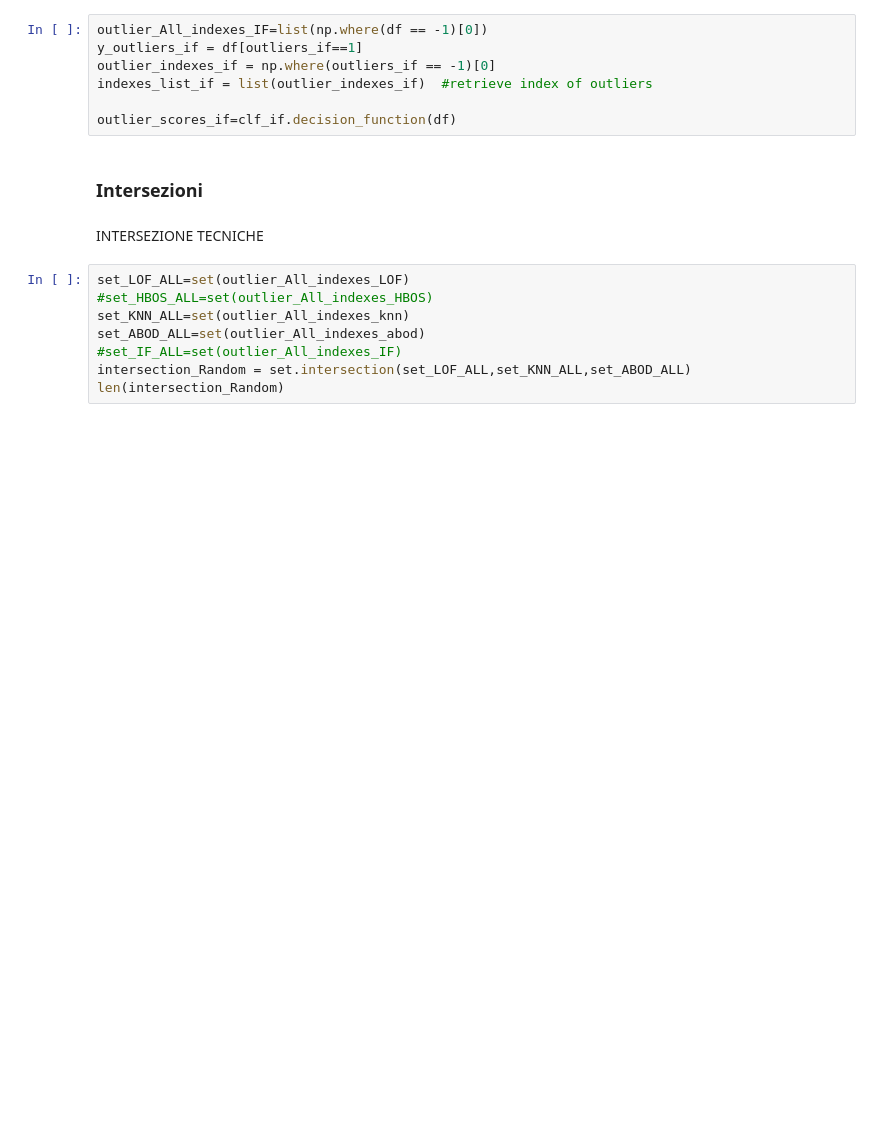
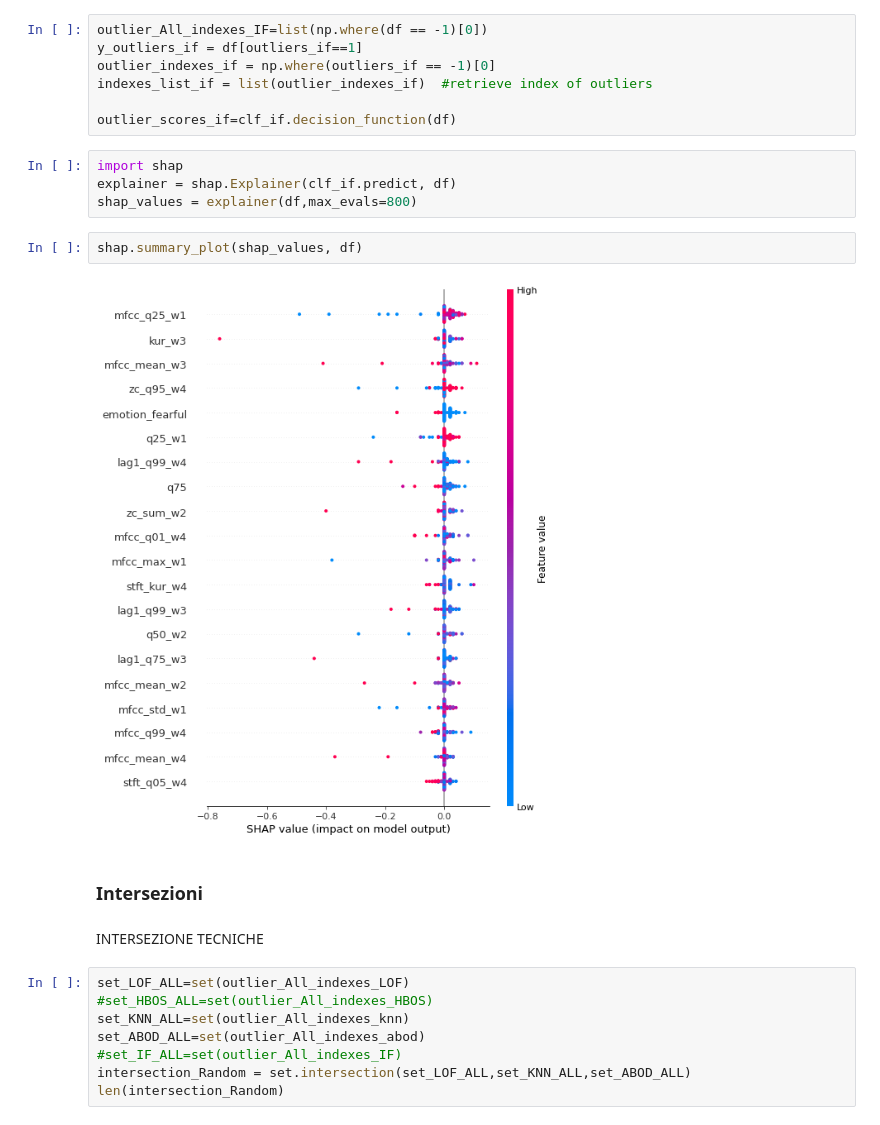
Before and after one commit to Diabelny/Data-Mining-2, a Jupyter notebook: Task1_ Emotional_intensity/outlier detction.ipynb, the cells around one changed output. Drawn from its saved outputs; the diff is of its cells as text; blank space fills up the shorter version.

```diff
--- a/Task1_ Emotional_intensity/outlier detction.ipynb
+++ b/Task1_ Emotional_intensity/outlier detction.ipynb
@@ -231,6 +233,14 @@ outlier_indexes_if = np.where(outliers_if == -1)[0]
 indexes_list_if = list(outlier_indexes_if)  #retrieve index of outliers
 
 outlier_scores_if=clf_if.decision_function(df)
+# %%
+import shap
+explainer = shap.Explainer(clf_if.predict, df)
+shap_values = explainer(df,max_evals=800)
+# %%
+shap.summary_plot(shap_values, df)
+# %% [output]
+[figure, added]
 # %% [markdown]
 ### Intersezioni
 # %% [markdown]
```
Also changed, not shown: parts of 9 cells of this notebook.
